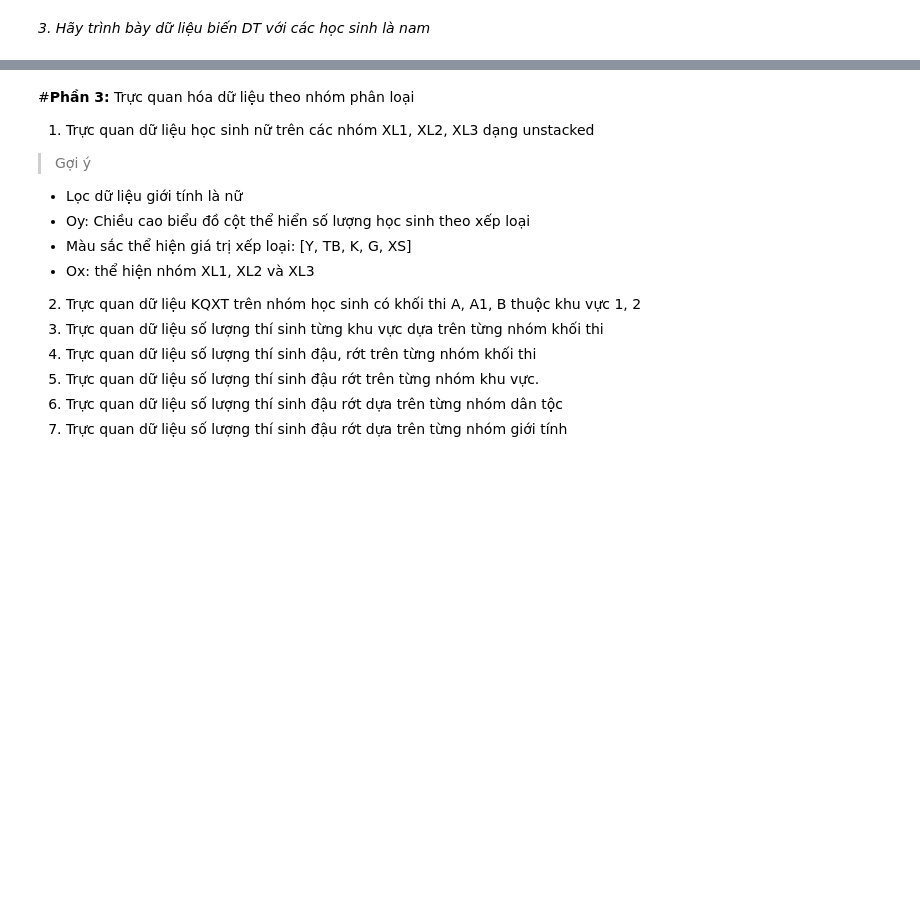
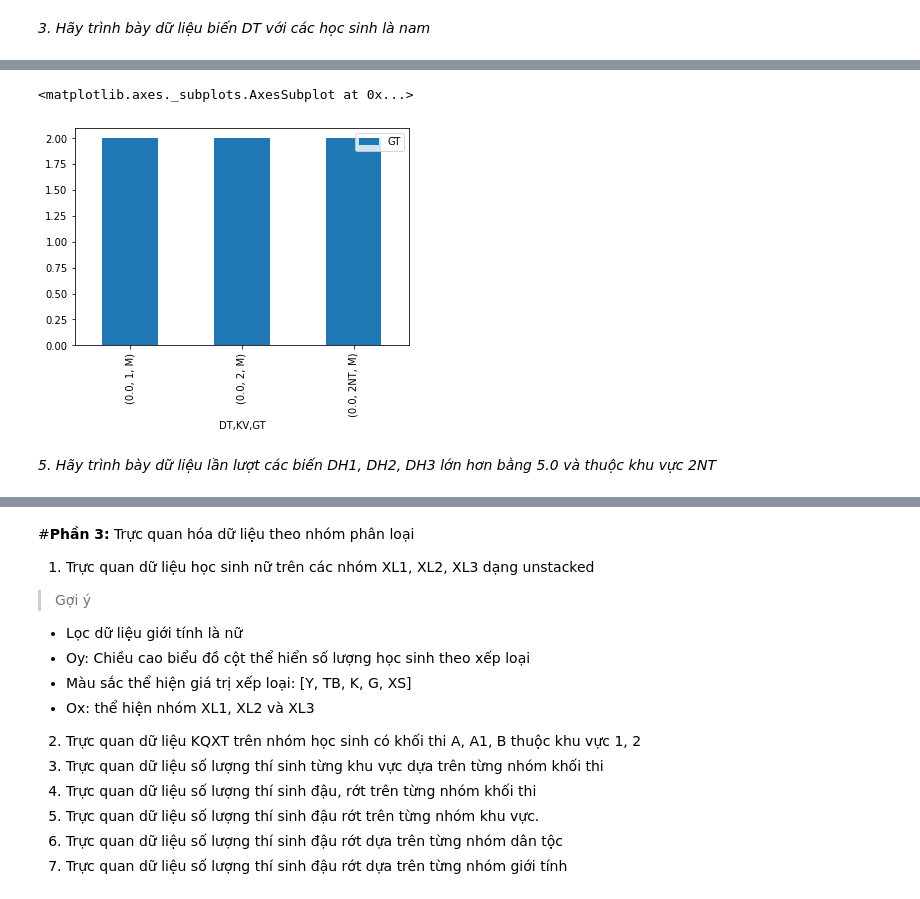
Before and after one commit to NgaanLee/DataAnalystDeepLearning, a Jupyter notebook: Homeworks_Lap02.ipynb, the cells around one changed output, grey strips where cells are left out. Cells and saved outputs as stored; diff of their text form; code cells hidden in the pictures; blank space fills up the shorter version.

Commit message:
Được tạo bằng Colaboratory

```diff
--- a/Homeworks_Lap02.ipynb
+++ b/Homeworks_Lap02.ipynb
@@ -301,0 +246,3 @@ DT_M
+# %%
+M_DT00_KV = df[(df.DT.isin(['0.0'])) & (df.GT =='M') & (df.DH1 >=5.0) & (df.DH2 >= 4.0) & (df.DH3 >= 4.0)].groupby(['DT','KV','GT']).agg({'GT':'count'})
+M_DT00_KV
@@ -301,0 +255,7 @@ DT_M
+# %%
+M_DT00_KV.plot.bar()
+# %% [output]
+<matplotlib.axes._subplots.AxesSubplot at 0x...>
+[figure, added]
+# %% [markdown]
+*5. Hãy trình bày dữ liệu lần lượt các biến DH1, DH2, DH3 lớn hơn bằng 5.0 và thuộc khu vực 2NT*
```
Also changed, not shown: parts of 53 cells of this notebook.
